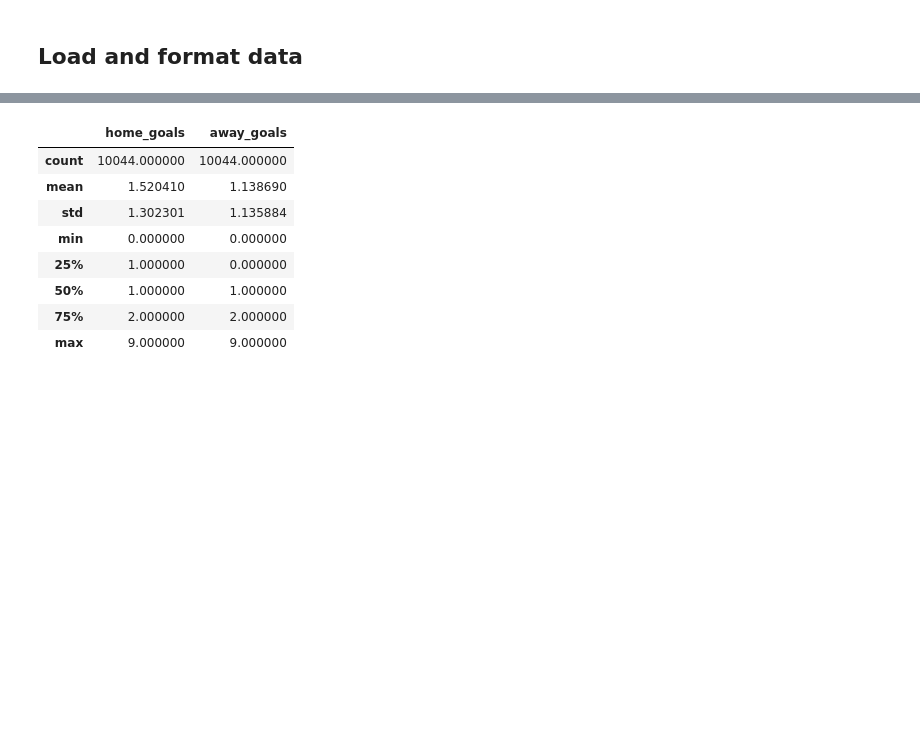
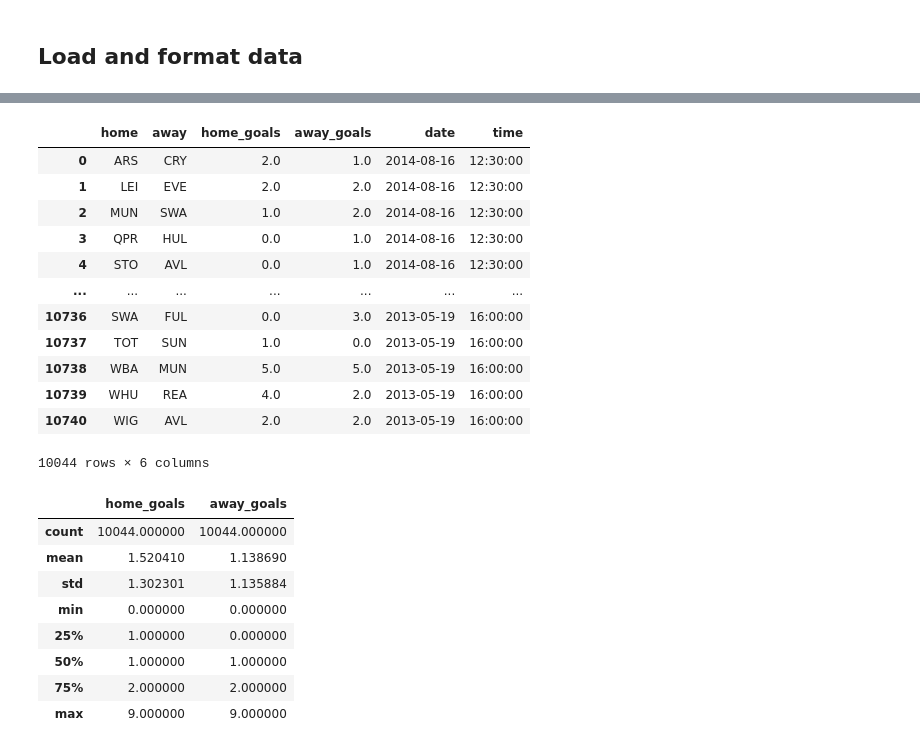
Before and after one commit to kevonscott/freekick, a Jupyter notebook: freekick/model/ai/notebooks/data_analysis.ipynb, the cells around one changed output, grey strips where cells are left out. Drawn from its saved outputs; the diff is of its cells as text; code cells hidden in the pictures; blank space fills up the shorter version.

```diff
--- a/freekick/model/ai/notebooks/data_analysis.ipynb
+++ b/freekick/model/ai/notebooks/data_analysis.ipynb
@@ -48,3 +89,19 @@ team_rank_df.head(20)
+# %%
+pd.merge_asof(X, team_rank_cp,on='date', by='home')
+# %% [output]
+|  | home | away | home_goals | away_goals | date | time |
+| 0 | ARS | CRY | 2.0 | 1.0 | 2014-08-16 | 12:30:00 |
+| 1 | LEI | EVE | 2.0 | 2.0 | 2014-08-16 | 12:30:00 |
+| 2 | MUN | SWA | 1.0 | 2.0 | 2014-08-16 | 12:30:00 |
+| 3 | QPR | HUL | 0.0 | 1.0 | 2014-08-16 | 12:30:00 |
+| 4 | STO | AVL | 0.0 | 1.0 | 2014-08-16 | 12:30:00 |
+| ... | ... | ... | ... | ... | ... | ... |
+| 10736 | SWA | FUL | 0.0 | 3.0 | 2013-05-19 | 16:00:00 |
+| 10737 | TOT | SUN | 1.0 | 0.0 | 2013-05-19 | 16:00:00 |
+| 10738 | WBA | MUN | 5.0 | 5.0 | 2013-05-19 | 16:00:00 |
+| 10739 | WHU | REA | 4.0 | 2.0 | 2013-05-19 | 16:00:00 |
+| 10740 | WIG | AVL | 2.0 | 2.0 | 2013-05-19 | 16:00:00 |
+10044 rows × 6 columns
 # %%
 X.describe()
 # %% [output]
```
Also changed, not shown: parts of 13 cells of this notebook, 9 other files.
